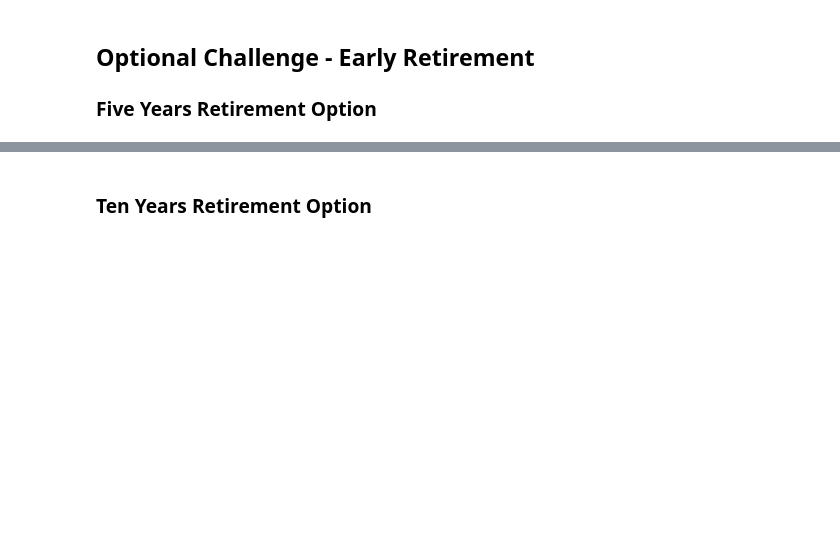
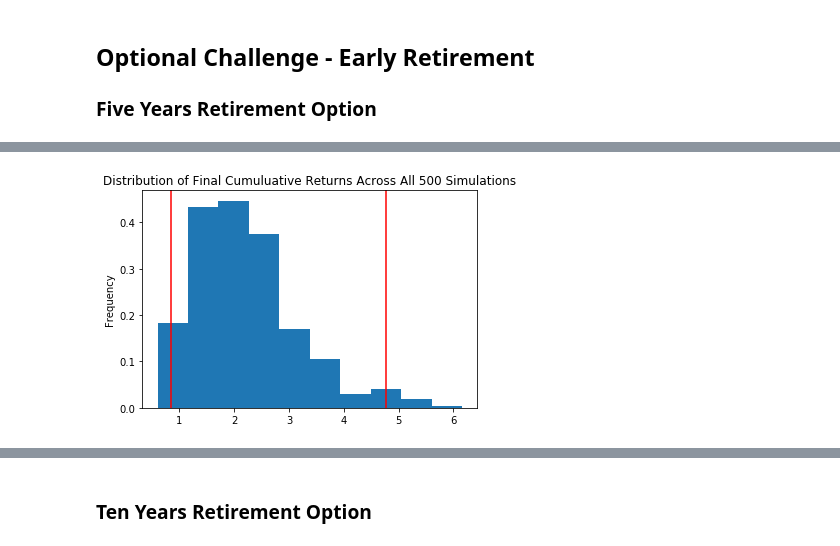
Before and after one commit to Vielufs/API_Homework, a Jupyter notebook: financial-planner.ipynb, the cells around one changed output, grey strips where cells are left out. Saved outputs shown, nothing was run; the diff lists cells and outputs as text; code cells hidden in the pictures; blank space fills up the shorter version.

```diff
--- a/financial-planner.ipynb
+++ b/financial-planner.ipynb
@@ -322,5 +361,8 @@ There is a 95% chance that an initial investment of $30000.0 in the portfolio ov
 # %%
 # Plot probability distribution and confidence intervals
-# YOUR CODE HERE!
+fiveyear_dist=MC_fiveyear.plot_distribution()
+fiveyear_dist.get_figure().savefig("Images/MC_fiveyear_plot_dist.PNG",bbox_inches="tight")
+# %% [output]
+[figure, added]
 # %%
 # Fetch summary statistics from the Monte Carlo simulation results
```
Also changed, not shown: parts of 24 cells of this notebook, 4 other files.
